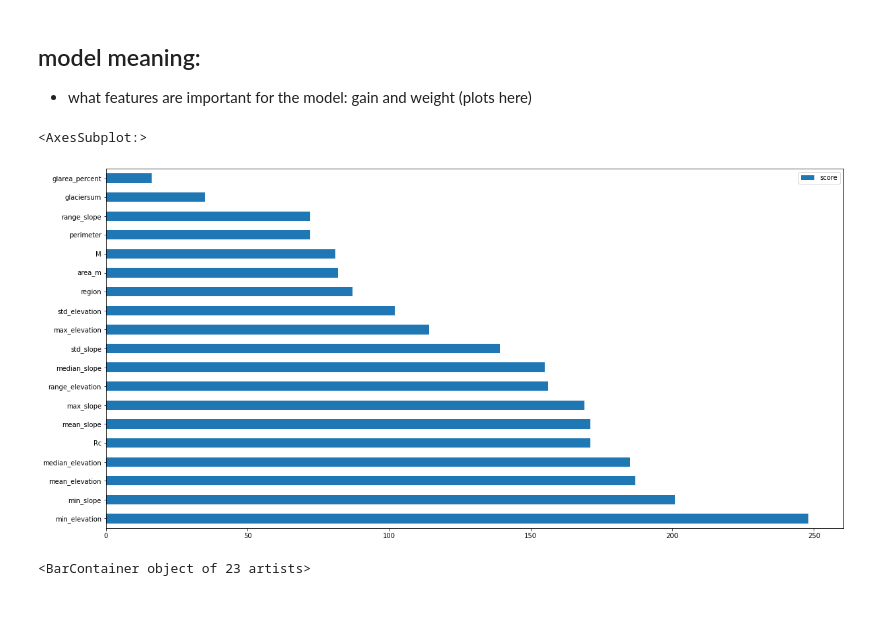
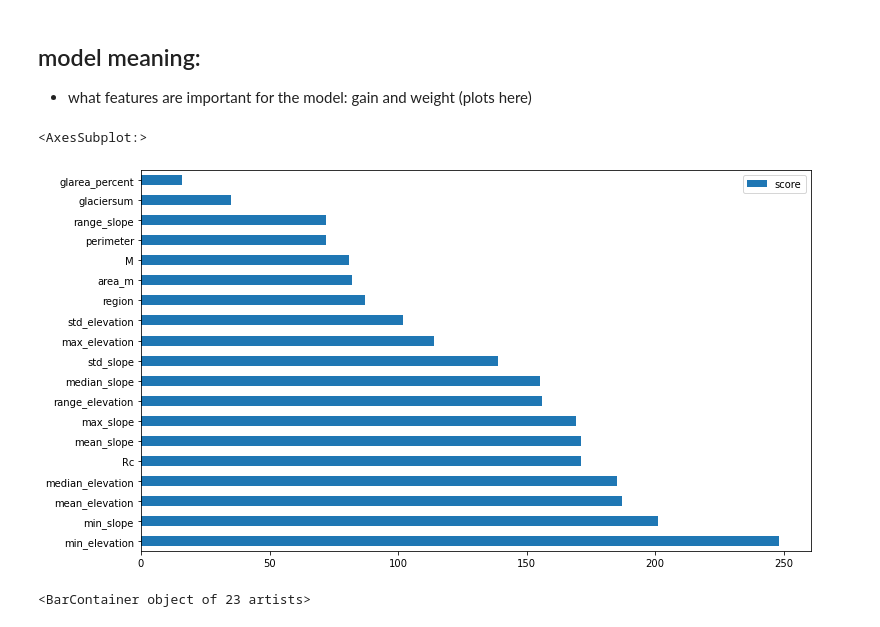
Before and after one commit to varyabazilova/alluvialfans, a Jupyter notebook: ml_model/ml1.ipynb, the cells around one changed output. Drawn from its saved outputs; the diff is of its cells as text; code cells hidden in the pictures.

```diff
--- a/ml_model/ml1.ipynb
+++ b/ml_model/ml1.ipynb
@@ -36,10 +36,13 @@ import shap
 # in the copy table i have changed the FF/DF column
 # df = pd.read_csv('morphometrical_params.csv', sep = ';', index_col = 0)
 # df = pd.read_csv('/Users/varyabazilova/Desktop/alluvial_fans/dem_all/all_points_so_far/10_datawrangl_formodel!!/morphometrical_params.csv', sep = ';', index_col = 0)
-df = pd.read_csv('/Users/varyabazilova/Desktop/alluvial_fans/dem_all/all_points_so_far/10_datawrangl_formodel!!/morphometrical_params_and_climate1.csv', sep = ',', index_col = 0)
+# df = pd.read_csv('/Users/varyabazilova/Desktop/alluvial_fans/dem_all/all_points_so_far/10_datawrangl_formodel!!/morphometrical_params_and_climate1.csv', sep = ',', index_col = 0)
+
+df = pd.read_csv('/Users/varyabazilova/Desktop/alluvial_fans/dem_all/all_points_so_far/10_datawrangl_formodel!!/morph_temperature_NOmonsoon.csv', sep = ',', index_col = 0)
+
+
 df = df[df.target.isin([1,0])]
 df = df.drop('DN', axis = 1)
 # reset FF/DF to 0 and 1
 # all - flood, some - DF
-# df['target'] = df.Name =
 # %%
@@ -70,6 +80,8 @@ Index(['target', 'Name', 'x_centroid', 'y_centroid', 'area_m', 'perimeter',
 
 # df['glacier']=df['glacier'].astype('category')
 # df['region']=df['region'].astype('category')
+# %%
+df = df[df.region.isin([7])]
 # %%
 # correlations
 df_corr = df.corr()
@@ -411,14 +425,16 @@ Accuracy: 84.69% (3.93%)
 # %%
 # built in thing
 feature_important = model.get_booster().get_score(importance_type='weight')
 keys = list(feature_important.keys())
 values = list(feature_important.values())
 
 data = pd.DataFrame(data=values, index=keys, columns=["score"]).sort_values(by = "score", ascending=False)
-data.nlargest(40, columns="score").plot(kind='barh', figsize = (20,10))
+data.nlargest(40, columns="score").plot(kind='barh', figsize = (12,7))
+
+# plt.savefig('figs/feature_weight.pdf')
 # %% [output]
 <AxesSubplot:>
-[figure, old version]
+[figure, new version]
 # %%
 # plot feature importance
 
```
Also changed, not shown: parts of 12 cells of this notebook, 7 other files.
